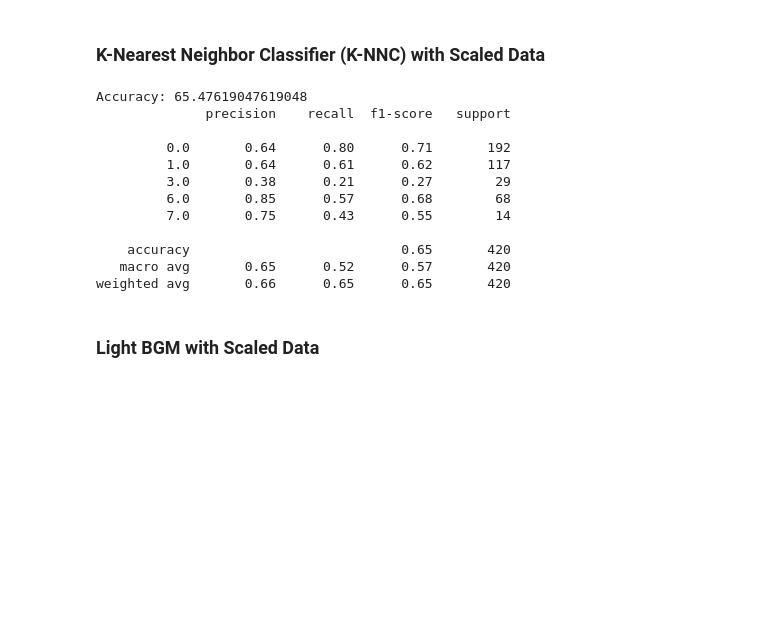
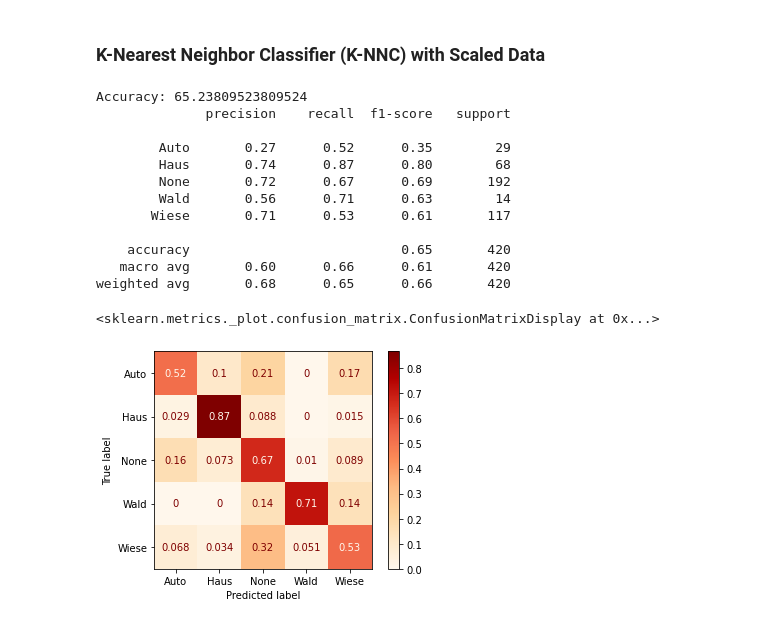
Before and after one commit to Tes-star/Remote_Sensing_Gyrocopter, a Jupyter notebook: Modelling/Baselines/KNN.ipynb, the cells around one changed output. Cells and saved outputs as stored; diff of their text form; code cells hidden in the pictures; blank space fills up the shorter version.

```diff
--- a/Modelling/Baselines/KNN.ipynb
+++ b/Modelling/Baselines/KNN.ipynb
@@ -44,34 +62,41 @@ weighted avg       0.64      0.64      0.62       420
 ### K-Nearest Neighbor Classifier (K-NNC) with Scaled Data
 # %%
 from Modelling.Baselines.Data_Preprocessing import scale_data
+from sklearn.metrics import accuracy_score, classification_report
+from sklearn.neighbors import KNeighborsClassifier
 
 #Scale data
 X_train=scale_data(X_train)
 X_test=scale_data(X_test)
 
-from sklearn.metrics import accuracy_score, classification_report
-from sklearn.neighbors import KNeighborsClassifier
+#Train
 knn = KNeighborsClassifier(n_neighbors=2)
 knn.fit(X_train, y_train)
 
+#Test
 knn_pred = knn.predict(X_test)
+
+#Result
 print(f"Accuracy: {accuracy_score(y_test, knn_pred) * 100}")
 print(classification_report(y_test, knn_pred))
+cm=confusion_matrix(y_test, knn_pred,labels=list(unique(knn_pred)),normalize='true')
+disp=ConfusionMatrixDisplay(cm,  display_labels=list(unique(knn_pred)))
+disp.plot(cmap="OrRd")
 # %% [output]
-Accuracy: 65.47619047619048
+Accuracy: 65.23809523809524
               precision    recall  f1-score   support
 
-         0.0       0.64      0.80      0.71       192
-         1.0       0.64      0.61      0.62       117
-         3.0       0.38      0.21      0.27        29
-         6.0       0.85      0.57      0.68        68
-         7.0       0.75      0.43      0.55        14
+        Auto       0.27      0.52      0.35        29
+        Haus       0.74      0.87      0.80        68
+        None       0.72      0.67      0.69       192
+        Wald       0.56      0.71      0.63        14
+       Wiese       0.71      0.53      0.61       117
 
     accuracy                           0.65       420
-   macro avg       0.65      0.52      0.57       420
-weighted avg       0.66      0.65      0.65       420
+   macro avg       0.60      0.66      0.61       420
+weighted avg       0.68      0.65      0.66       420
+<sklearn.metrics._plot.confusion_matrix.ConfusionMatrixDisplay at 0x...>
+[figure, added]
-# %% [markdown]
-### Light BGM with Scaled Data
 # %%
 from numpy import unique
 
```
Also changed, not shown: parts of 3 cells of this notebook, 1 other file.
